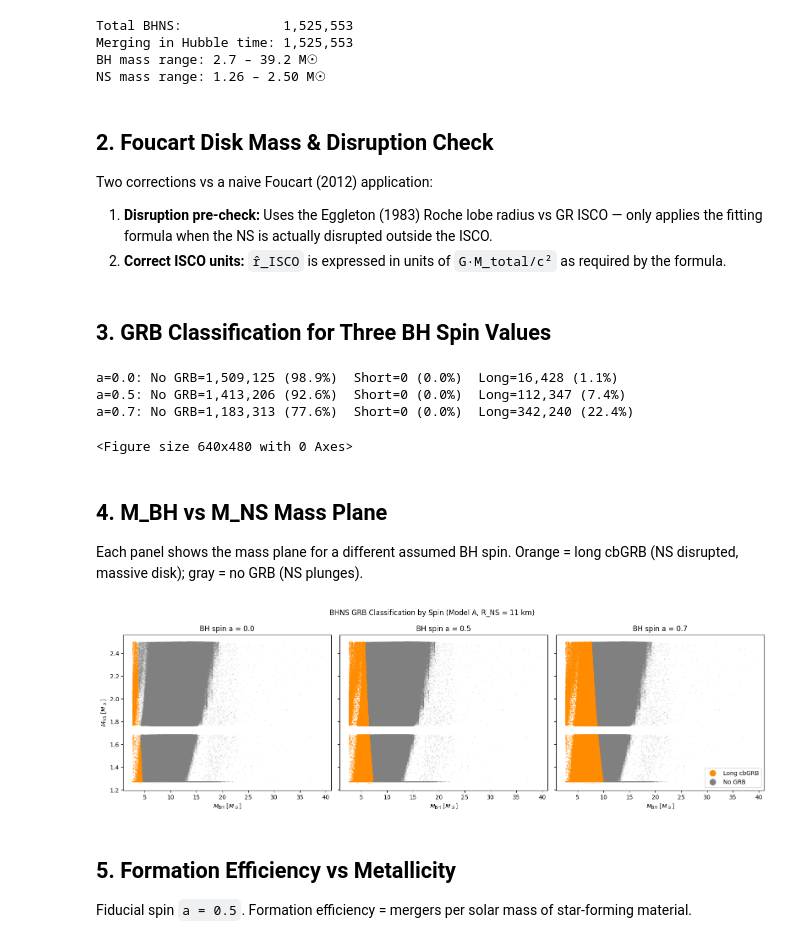
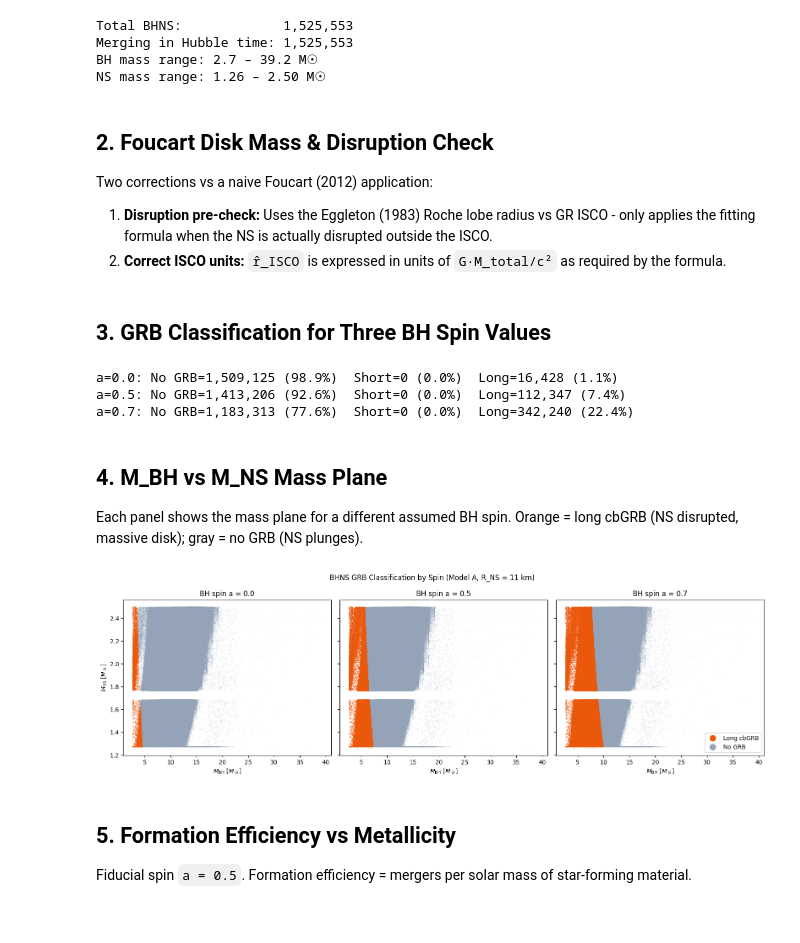
Before and after one commit to jorodgrz/GRBproject, a Jupyter notebook: GRB_BHNS.ipynb, the cells around one changed output. Cells and saved outputs as stored; diff of their text form; code cells hidden in the pictures.

Commit message:
Finalize analysis: all phases complete, updated colors and README

```diff
--- a/GRB_BHNS.ipynb
+++ b/GRB_BHNS.ipynb
@@ -58,7 +58,7 @@ NS mass range: 1.26 – 2.50 M☉
 ## 2. Foucart Disk Mass & Disruption Check
 
 Two corrections vs a naive Foucart (2012) application:
-1. **Disruption pre-check:** Uses the Eggleton (1983) Roche lobe radius vs GR ISCO — only applies the fitting formula when the NS is actually disrupted outside the ISCO.
+1. **Disruption pre-check:** Uses the Eggleton (1983) Roche lobe radius vs GR ISCO - only applies the fitting formula when the NS is actually disrupted outside the ISCO.
 2. **Correct ISCO units:** `r̂_ISCO` is expressed in units of `G·M_total/c²` as required by the formula.
 # %%
 def r_isco(a_BH):
@@ -114,21 +114,10 @@ for a in [0.0, 0.5, 0.7]:
     print(f"a={a}: No GRB={no_grb.sum():,} ({100*no_grb.mean():.1f}%)  "
           f"Short={short_grb.sum():,} ({100*short_grb.mean():.1f}%)  "
           f"Long={long_grb.sum():,} ({100*long_grb.mean():.1f}%)")
-
-axes[0].set_ylabel(r'$M_\mathrm{NS}$ [$M_\odot$]')
-
-from matplotlib.lines import Line2D
-legend = [Line2D([0],[0], marker='o', color='w', markerfacecolor='darkorange', label='Long cbGRB'),
-          Line2D([0],[0], marker='o', color='w', markerfacecolor='gray',       label='No GRB')]
-axes[2].legend(handles=legend, markerscale=2)
-plt.suptitle('BHNS GRB Classification by Spin (Model A, R_NS = 11 km)')
-plt.tight_layout()
-plt.show()
 # %% [output]
 a=0.0: No GRB=1,509,125 (98.9%)  Short=0 (0.0%)  Long=16,428 (1.1%)
 a=0.5: No GRB=1,413,206 (92.6%)  Short=0 (0.0%)  Long=112,347 (7.4%)
 a=0.7: No GRB=1,183,313 (77.6%)  Short=0 (0.0%)  Long=342,240 (22.4%)
-<Figure size 640x480 with 0 Axes>
 # %% [markdown]
 ## 4. M_BH vs M_NS Mass Plane
 
@@ -136,28 +125,28 @@ Each panel shows the mass plane for a different assumed BH spin. Orange = long c
 # %%
 fig, axes = plt.subplots(1, 3, figsize=(16, 5), sharey=True)
 spins = [0.0, 0.5, 0.7]
 
 BH = M_BH[mask_merging]
 NS = M_NS[mask_merging]
 
 for ax, a in zip(axes, spins):
     no_grb, short_grb, long_grb, M_disk = results[a]
-    ax.scatter(BH[no_grb],   NS[no_grb],   s=0.3, alpha=0.2, color='gray',       rasterized=True)
-    ax.scatter(BH[long_grb], NS[long_grb], s=0.5, alpha=0.5, color='darkorange',  rasterized=True)
+    ax.scatter(BH[no_grb],   NS[no_grb],   s=0.3, alpha=0.2, color='#94A3B8',       rasterized=True)
+    ax.scatter(BH[long_grb], NS[long_grb], s=0.5, alpha=0.5, color='#EA580C',  rasterized=True)
     ax.set_xlabel(r'$M_\mathrm{BH}$ [$M_\odot$]')
     ax.set_title(f'BH spin a = {a}')
 
 axes[0].set_ylabel(r'$M_\mathrm{NS}$ [$M_\odot$]')
 
 from matplotlib.lines import Line2D
-legend = [Line2D([0],[0], marker='o', color='w', markerfacecolor='darkorange', label='Long cbGRB'),
-          Line2D([0],[0], marker='o', color='w', markerfacecolor='gray',       label='No GRB')]
+legend = [Line2D([0],[0], marker='o', color='w', markerfacecolor='#EA580C', label='Long cbGRB'),
+          Line2D([0],[0], marker='o', color='w', markerfacecolor='#94A3B8',       label='No GRB')]
 axes[2].legend(handles=legend, markerscale=2)
 plt.suptitle('BHNS GRB Classification by Spin (Model A, R_NS = 11 km)')
 plt.tight_layout()
 plt.show()
 # %% [output]
-[figure, old version]
+[figure, new version]
 # %% [markdown]
 ## 5. Formation Efficiency vs Metallicity
 
```
Also changed, not shown: parts of 6 cells of this notebook, 12 other files.
